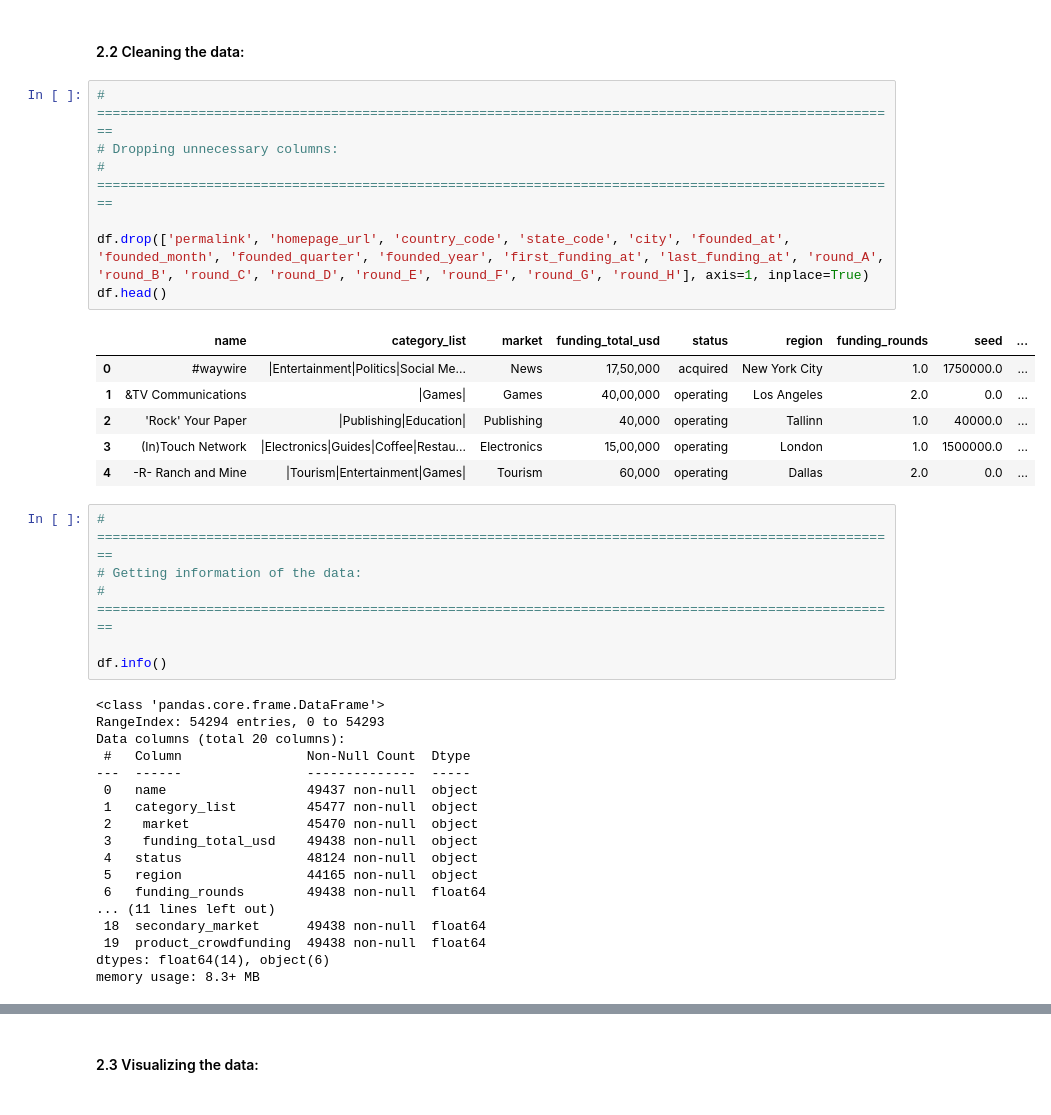
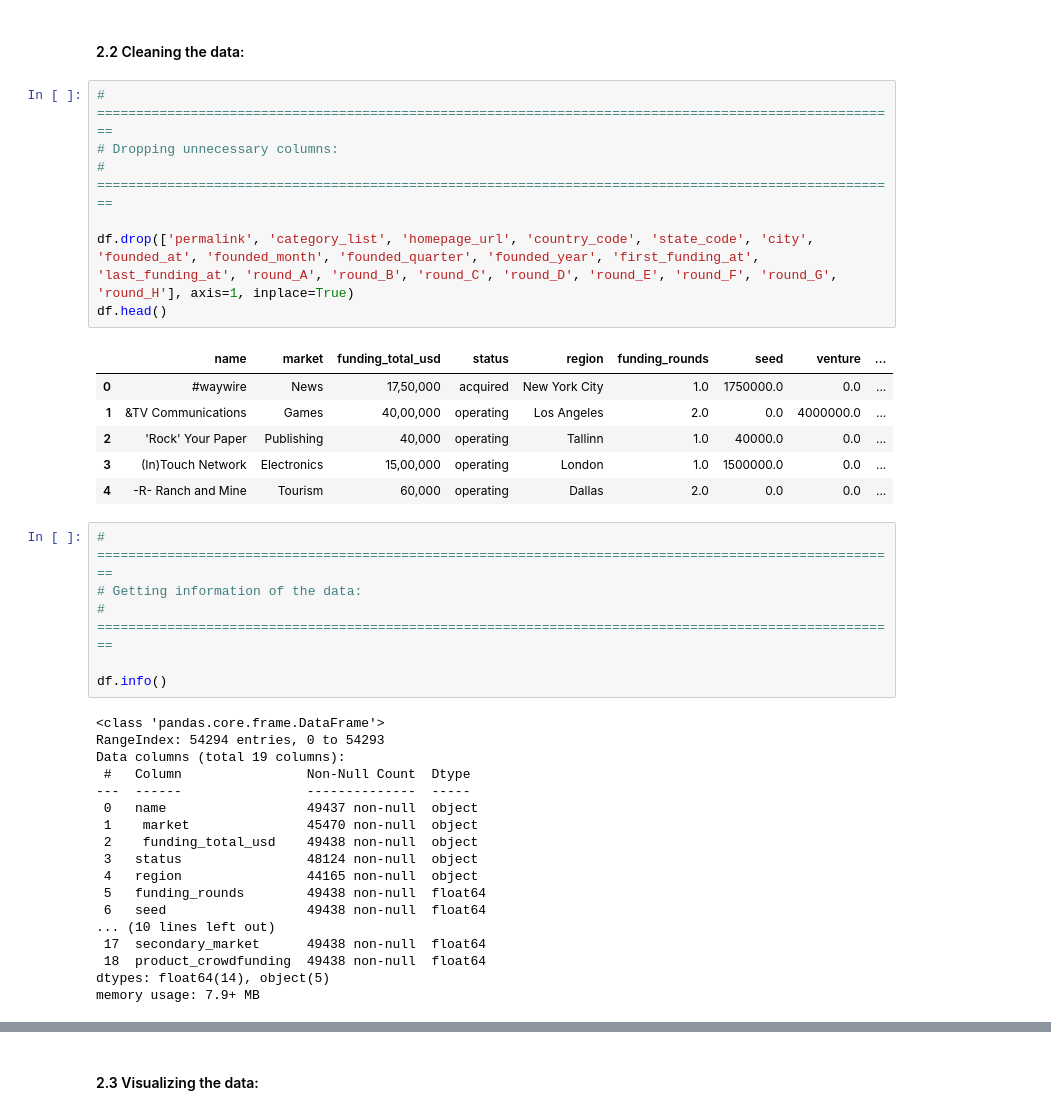
Before and after one commit to lgndluke/ML_Lab_Project, a Jupyter notebook: Lab_Project/ML_Lab_Project.ipynb, the cells around one changed output, grey strips where cells are left out. Drawn from its saved outputs; the diff is of its cells as text.

```diff
--- a/Lab_Project/ML_Lab_Project.ipynb
+++ b/Lab_Project/ML_Lab_Project.ipynb
@@ -79,17 +79,17 @@ df.head()
 # %%
 # =======================================================================================================
 # Dropping unnecessary columns:
 # =======================================================================================================
 
-df.drop(['permalink', 'homepage_url', 'country_code', 'state_code', 'city', 'founded_at', 'founded_month', 'founded_quarter', 'founded_year', 'first_funding_at', 'last_funding_at', 'round_A', 'round_B', 'round_C', 'round_D', 'round_E', 'round_F', 'round_G', 'round_H'], axis=1, inplace=True)
+df.drop(['permalink', 'category_list', 'homepage_url', 'country_code', 'state_code', 'city', 'founded_at', 'founded_month', 'founded_quarter', 'founded_year', 'first_funding_at', 'last_funding_at', 'round_A', 'round_B', 'round_C', 'round_D', 'round_E', 'round_F', 'round_G', 'round_H'], axis=1, inplace=True)
 df.head()
 # %% [output]
-|  | name | category_list | market | funding_total_usd | status | region | funding_rounds | seed | ... |
-| 0 | #waywire | |Entertainment|Politics|Social Me... | News | 17,50,000 | acquired | New York City | 1.0 | 1750000.0 | ... |
-| 1 | &TV Communications | |Games| | Games | 40,00,000 | operating | Los Angeles | 2.0 | 0.0 | ... |
-| 2 | 'Rock' Your Paper | |Publishing|Education| | Publishing | 40,000 | operating | Tallinn | 1.0 | 40000.0 | ... |
-| 3 | (In)Touch Network | |Electronics|Guides|Coffee|Restau... | Electronics | 15,00,000 | operating | London | 1.0 | 1500000.0 | ... |
-| 4 | -R- Ranch and Mine | |Tourism|Entertainment|Games| | Tourism | 60,000 | operating | Dallas | 2.0 | 0.0 | ... |
+|  | name | market | funding_total_usd | status | region | funding_rounds | seed | venture | ... |
+| 0 | #waywire | News | 17,50,000 | acquired | New York City | 1.0 | 1750000.0 | 0.0 | ... |
+| 1 | &TV Communications | Games | 40,00,000 | operating | Los Angeles | 2.0 | 0.0 | 4000000.0 | ... |
+| 2 | 'Rock' Your Paper | Publishing | 40,000 | operating | Tallinn | 1.0 | 40000.0 | 0.0 | ... |
+| 3 | (In)Touch Network | Electronics | 15,00,000 | operating | London | 1.0 | 1500000.0 | 0.0 | ... |
+| 4 | -R- Ranch and Mine | Tourism | 60,000 | operating | Dallas | 2.0 | 0.0 | 0.0 | ... |
 # %%
 # =======================================================================================================
 # Getting information of the data:
@@ -99,18 +99,18 @@ df.info()
 # %% [output]
 <class 'pandas.core.frame.DataFrame'>
 RangeIndex: 54294 entries, 0 to 54293
-Data columns (total 20 columns):
+Data columns (total 19 columns):
  #   Column                Non-Null Count  Dtype
 ---  ------                --------------  -----
  0   name                  49437 non-null  object
- 1   category_list         45477 non-null  object
- 2    market               45470 non-null  object
- 3    funding_total_usd    49438 non-null  object
- 4   status                48124 non-null  object
- 5   region                44165 non-null  object
- 6   funding_rounds        49438 non-null  float64
-... (11 lines left out)
- 18  secondary_market      49438 non-null  float64
- 19  product_crowdfunding  49438 non-null  float64
-dtypes: float64(14), object(6)
-memory usage: 8.3+ MB
+ 1    market               45470 non-null  object
+ 2    funding_total_usd    49438 non-null  object
+ 3   status                48124 non-null  object
+ 4   region                44165 non-null  object
+ 5   funding_rounds        49438 non-null  float64
+ 6   seed                  49438 non-null  float64
+... (10 lines left out)
+ 17  secondary_market      49438 non-null  float64
+ 18  product_crowdfunding  49438 non-null  float64
+dtypes: float64(14), object(5)
+memory usage: 7.9+ MB
```
Also changed, not shown: parts of 5 cells of this notebook.
